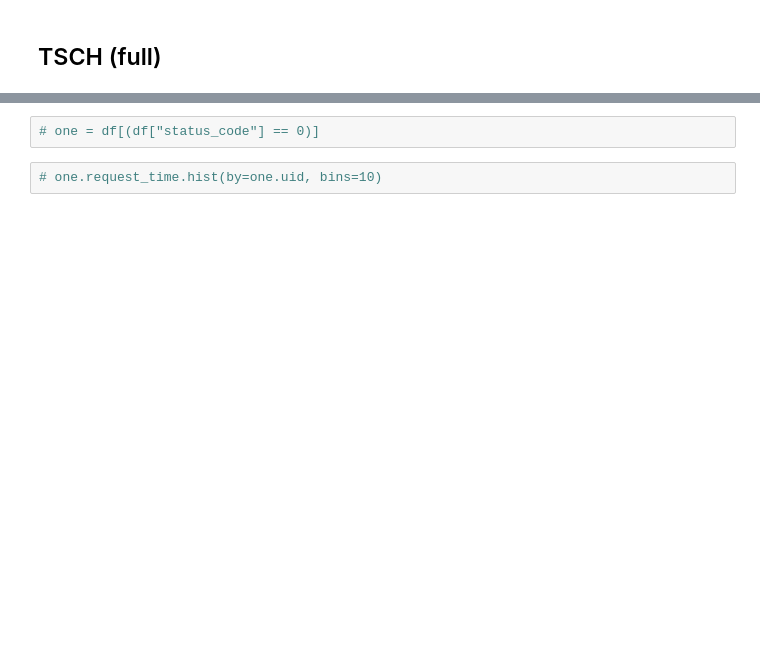
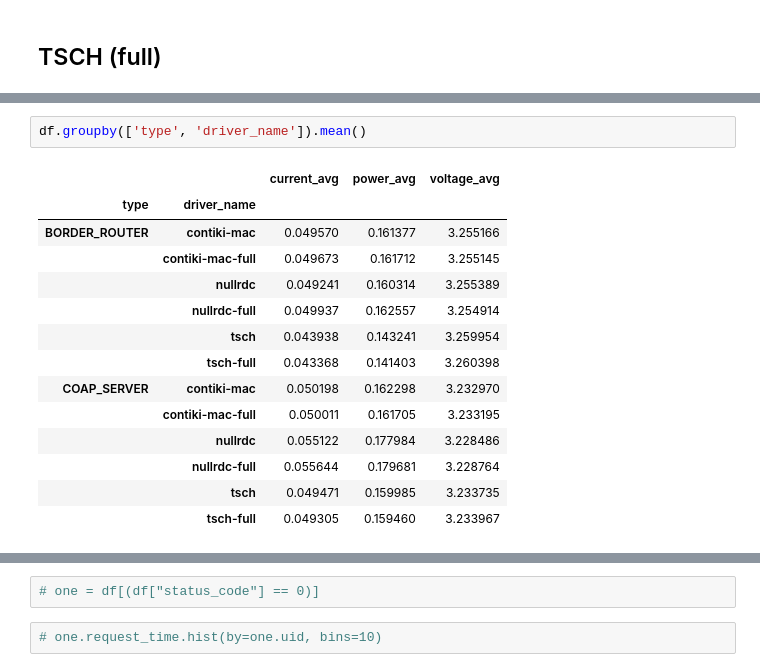
Before and after one commit to ludovicm67/iot-perf, a Jupyter notebook: notebook.ipynb, the cells around one changed output, grey strips where cells are left out. Drawn from its saved outputs; the diff is of its cells as text; blank space fills up the shorter version.

```diff
--- a/notebook.ipynb
+++ b/notebook.ipynb
@@ -126,0 +199,17 @@ df.groupby(['type', 'driver_name']).mean()['voltage_avg'].unstack().plot.bar(rot
+# %%
+df.groupby(['type', 'driver_name']).mean()
+# %% [output]
+|  |  | current_avg | power_avg | voltage_avg |
+| type | driver_name |  |  |  |
+| BORDER_ROUTER | contiki-mac | 0.049570 | 0.161377 | 3.255166 |
+|  | contiki-mac-full | 0.049673 | 0.161712 | 3.255145 |
+|  | nullrdc | 0.049241 | 0.160314 | 3.255389 |
+|  | nullrdc-full | 0.049937 | 0.162557 | 3.254914 |
+|  | tsch | 0.043938 | 0.143241 | 3.259954 |
+|  | tsch-full | 0.043368 | 0.141403 | 3.260398 |
+| COAP_SERVER | contiki-mac | 0.050198 | 0.162298 | 3.232970 |
+|  | contiki-mac-full | 0.050011 | 0.161705 | 3.233195 |
+|  | nullrdc | 0.055122 | 0.177984 | 3.228486 |
+|  | nullrdc-full | 0.055644 | 0.179681 | 3.228764 |
+|  | tsch | 0.049471 | 0.159985 | 3.233735 |
+|  | tsch-full | 0.049305 | 0.159460 | 3.233967 |
```
Also changed, not shown: parts of 13 cells of this notebook.
